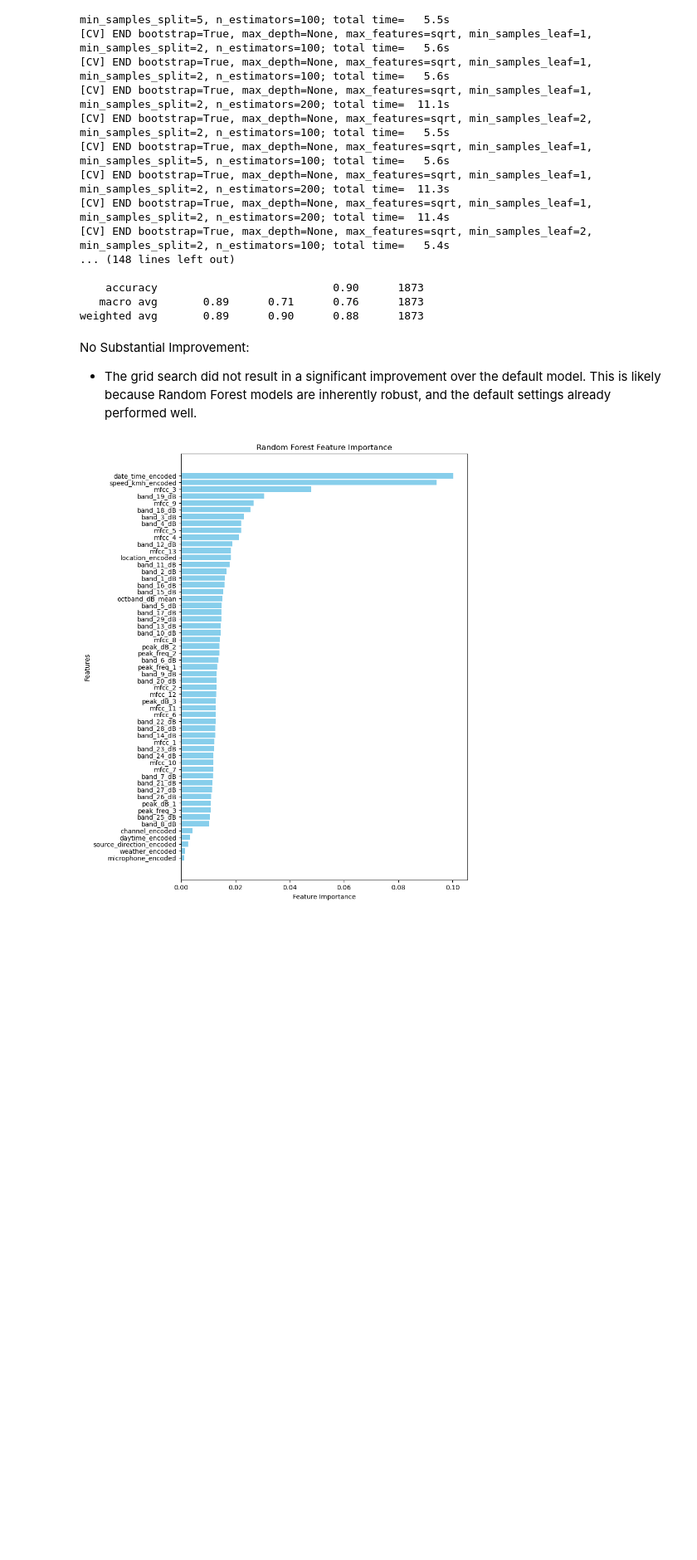
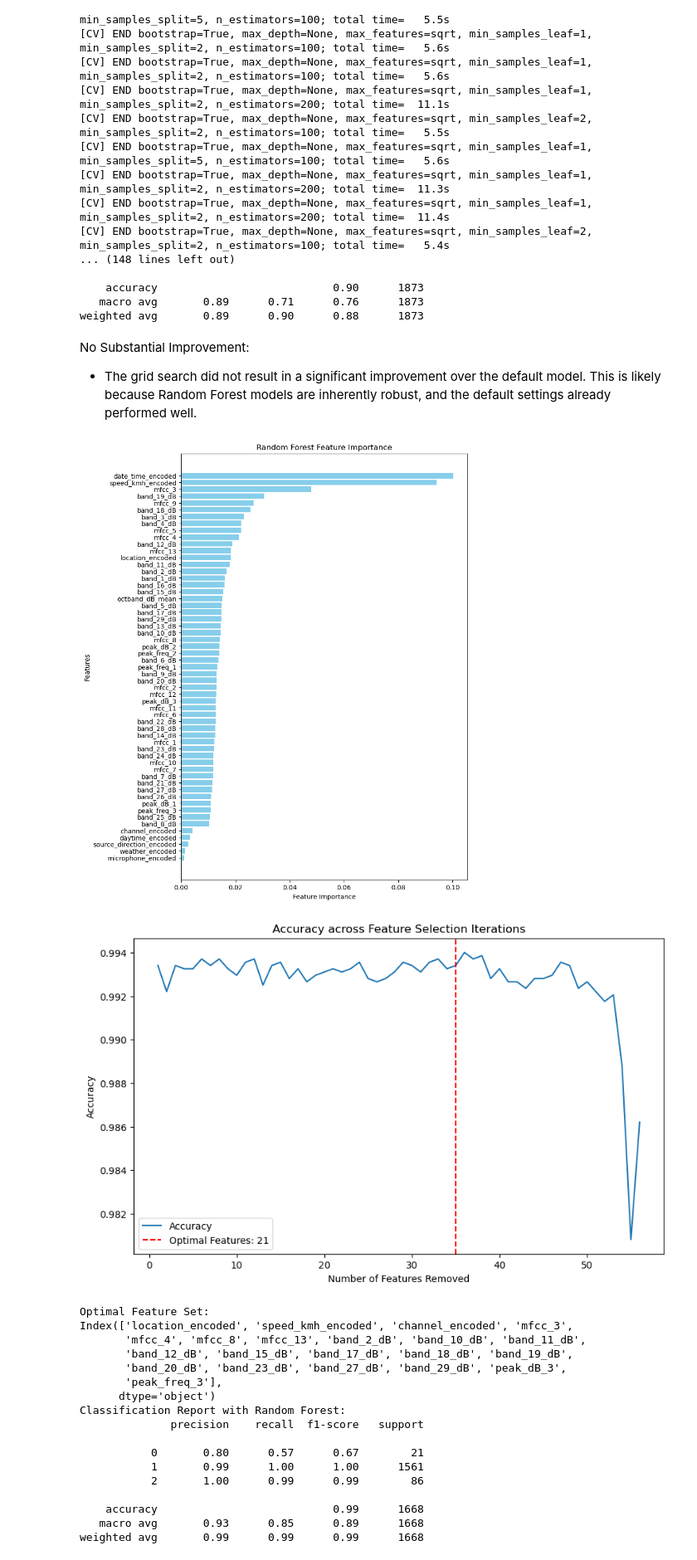
Before and after one commit to janikWa/RoadTrafficNoise, a Jupyter notebook: RTN-jakob/vehicle-classification/RandomForest.ipynb, the cells around one changed output. Shown at 83% size. Cells and saved outputs as stored; diff of their text form; code cells hidden in the pictures; blank space fills up the shorter version.

```diff
--- a/RTN-jakob/vehicle-classification/RandomForest.ipynb
+++ b/RTN-jakob/vehicle-classification/RandomForest.ipynb
@@ -431,3 +370,78 @@ plt.show()
 # print(f"Low importance features (importance < {low_importance_threshold}): {low_importance_features}")
 # %% [output]
 [figure]
+# %%
+import pandas as pd
+import seaborn as sns
+import matplotlib.pyplot as plt
+from sklearn.model_selection import train_test_split
+from sklearn.metrics import classification_report
+from sklearn.feature_selection import RFECV
+from sklearn.ensemble import RandomForestClassifier
+
+# Filter out rows where vehicle_encoded == 3
+df_filtered = df_vehicle_classification[df_vehicle_classification['vehicle_encoded'] != 3]
+
+# Extract features and target
+X = df_filtered.drop(columns=['file', 'vehicle_encoded', 'is_background_encoded', 'Unnamed: 0', 'date_time_encoded'])  # Drop columns that could lead to data leakage or are not useful
+y = df_filtered['vehicle_encoded']
+
+# Split data into train and test sets
+X_train, X_test, y_train, y_test = train_test_split(X, y, test_size=0.2, random_state=42, stratify=y)
+
+# Initialize the Random Forest model
+rf_clf = RandomForestClassifier(random_state=42)
+
+# Use RFECV with Random Forest for feature selection
+rfecv = RFECV(estimator=rf_clf, step=1, cv=5, scoring='accuracy')
+rfecv.fit(X_train, y_train)
+
+# Calculate the number of features removed at each step
+features_removed = [len(X_train.columns) - n for n in range(len(rfecv.cv_results_['mean_test_score']))]
+
+# Find the optimal number of features
+optimal_num_features = len(X_train.columns) - rfecv.n_features_
+
+# Plot the accuracy across iterations
+plt.figure(figsize=(10, 6))
+sns.lineplot(x=features_removed, y=rfecv.cv_results_['mean_test_score'], label="Accuracy")
+plt.axvline(x=optimal_num_features, color='red', linestyle='--', label=f"Optimal Features: {rfecv.n_features_}")
+plt.xlabel("Number of Features Removed")
+plt.ylabel("Accuracy")
+plt.title("Accuracy across Feature Selection Iterations")
+plt.legend()
+plt.show()
+
+# Optimal feature set
+optimal_features = X_train.columns[rfecv.support_]
+print("Optimal Feature Set:")
+print(optimal_features)
+
+# Train the model with the optimal features
+X_train_optimal = rfecv.transform(X_train)
+X_test_optimal = rfecv.transform(X_test)
+rf_clf.fit(X_train_optimal, y_train)
+
+# Make predictions and evaluate
+y_pred = rf_clf.predict(X_test_optimal)
+print("Classification Report with Random Forest:")
+print(classification_report(y_test, y_pred))
+# %% [output]
+[figure, added]
+Optimal Feature Set:
+Index(['location_encoded', 'speed_kmh_encoded', 'channel_encoded', 'mfcc_3',
+       'mfcc_4', 'mfcc_8', 'mfcc_13', 'band_2_dB', 'band_10_dB', 'band_11_dB',
+       'band_12_dB', 'band_15_dB', 'band_17_dB', 'band_18_dB', 'band_19_dB',
+       'band_20_dB', 'band_23_dB', 'band_27_dB', 'band_29_dB', 'peak_dB_3',
+       'peak_freq_3'],
+      dtype='object')
+Classification Report with Random Forest:
+              precision    recall  f1-score   support
+
+           0       0.80      0.57      0.67        21
+           1       0.99      1.00      1.00      1561
+           2       1.00      0.99      0.99        86
+
+    accuracy                           0.99      1668
+   macro avg       0.93      0.85      0.89      1668
+weighted avg       0.99      0.99      0.99      1668
```
Also changed, not shown: parts of 15 cells of this notebook, 2 other files.
